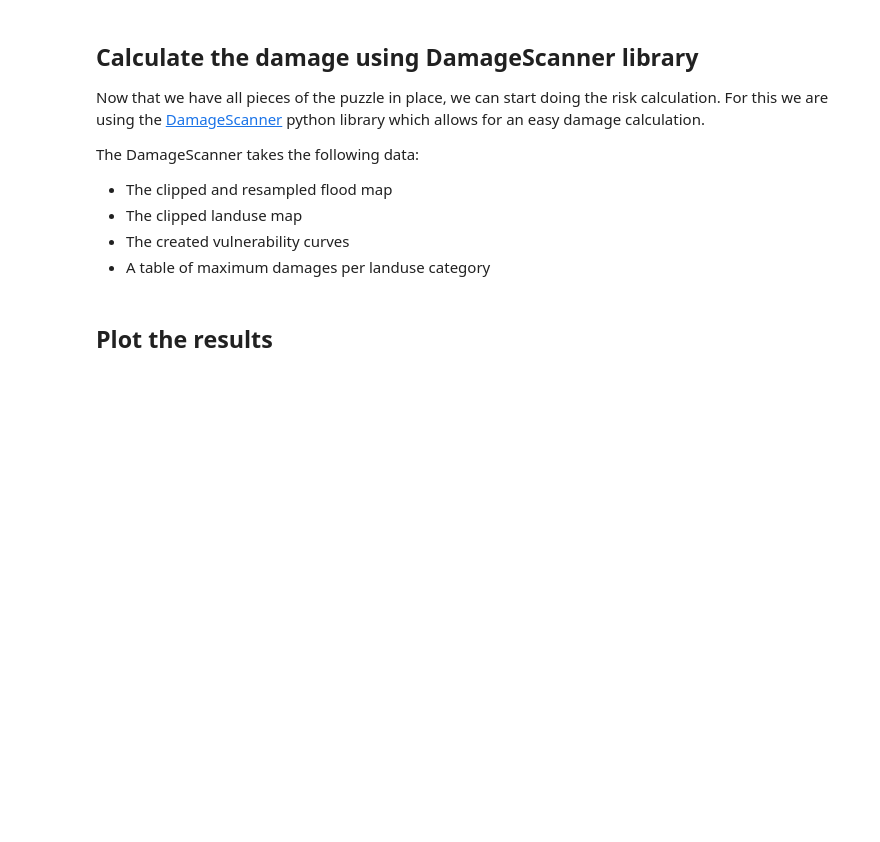
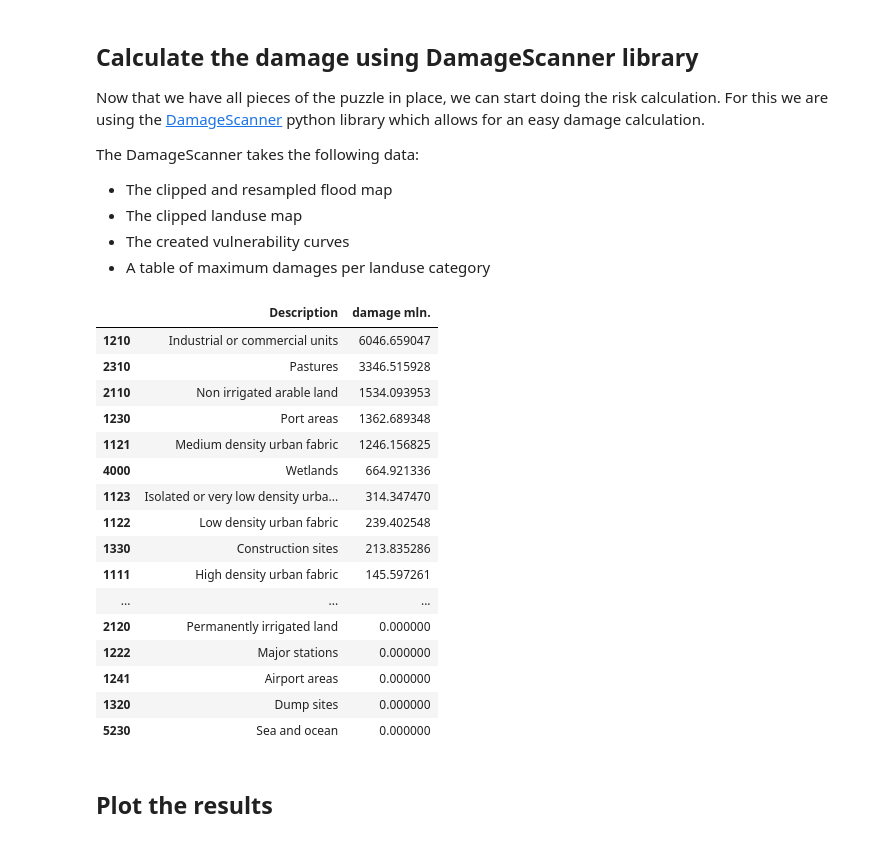
Before and after one commit to CLIMAAX/FLOODS, a Jupyter notebook: coastal_flooding.ipynb, the cells around one changed output. Saved outputs shown, nothing was run; the diff lists cells and outputs as text; code cells hidden in the pictures; blank space fills up the shorter version.

```diff
--- a/coastal_flooding.ipynb
+++ b/coastal_flooding.ipynb
@@ -558,6 +573,6 @@ The DamageScanner takes the following data:
 # %%
 # Define file paths for the flood map, land use map, vulnerability curves, and maximum damages
-inun_map = os.path.join(data_dir, 'flood_small_area_matched.tif')
+inun_map = os.path.join(tif_dir, f'floodmap_resampled_Bristol_{year}_rp{rp:04}_{rcp}_Perc{slr_perc}.tif')
 landuse_map = os.path.join(data_dir, 'land_use_small_area.tif')
 curve_path = os.path.join(data_dir, 'curves.csv')
 maxdam_path = os.path.join(data_dir, 'maxdam_luisa.csv')
@@ -569,26 +584,44 @@ loss_df = RasterScanner(landuse_map,
                         maxdam_path,
                         save = True,
                         nan_value = None,
-                        scenario_name= f'{results_dir}/flood_scenario',
+                        scenario_name= '{}/flood_scenario_{}_{}_Perc{}_{}_rp{:04}'.format(results_dir,areaname, scenario, slr_perc,year,rp),
                         dtype = np.int64)
 # %%
 # Obtain the LUISA legend and add it to the table of damages
 LUISA_legend = LUISA_info_damage_curve['Description']
 
 # Combine loss_df with LUISA_legend
 catagory_damage = pd.concat([LUISA_legend, (loss_df[0])], axis=1)
 
 # Convert the damages to million euros
 catagory_damage['damage mln.'] = catagory_damage['damages'] / 10**6
 
 # Drop the 'damages' column
 catagory_damage.drop('damages', axis=1, inplace=True)
 
 # Sort the values by damage in descending order
 catagory_damage.sort_values(by='damage mln.', ascending=False, inplace=True)
 
 # Display the resulting DataFrame
-# catagory_damage
+catagory_damage
+# %% [output]
+|  | Description | damage mln. |
+| 1210 | Industrial or commercial units | 6046.659047 |
+| 2310 | Pastures | 3346.515928 |
+| 2110 | Non irrigated arable land | 1534.093953 |
+| 1230 | Port areas | 1362.689348 |
+| 1121 | Medium density urban fabric | 1246.156825 |
+| 4000 | Wetlands | 664.921336 |
+| 1123 | Isolated or very low density urba... | 314.347470 |
+| 1122 | Low density urban fabric | 239.402548 |
+| 1330 | Construction sites | 213.835286 |
+| 1111 | High density urban fabric | 145.597261 |
+| ... | ... | ... |
+| 2120 | Permanently irrigated land | 0.000000 |
+| 1222 | Major stations | 0.000000 |
+| 1241 | Airport areas | 0.000000 |
+| 1320 | Dump sites | 0.000000 |
+| 5230 | Sea and ocean | 0.000000 |
 # %% [markdown]
 ## Plot the results
 # %% [markdown]
```
Also changed, not shown: parts of 20 cells of this notebook, 1 other file.
